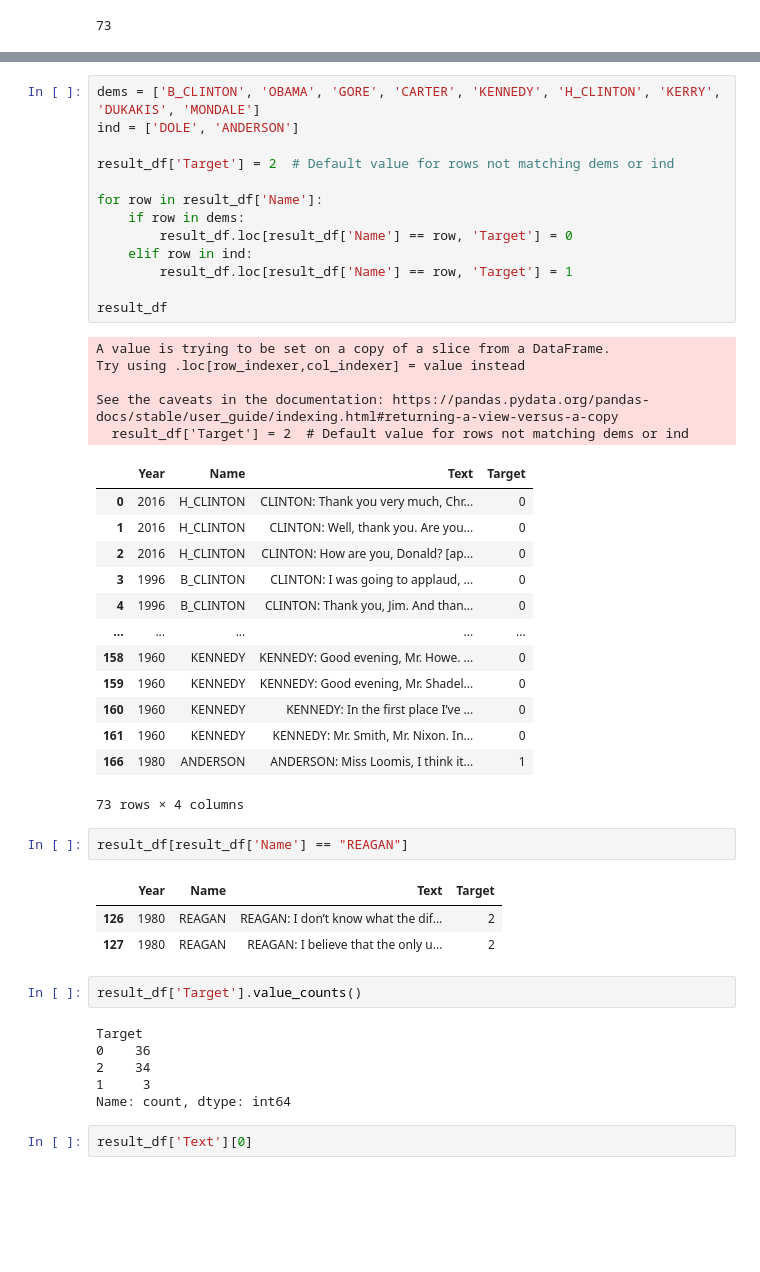
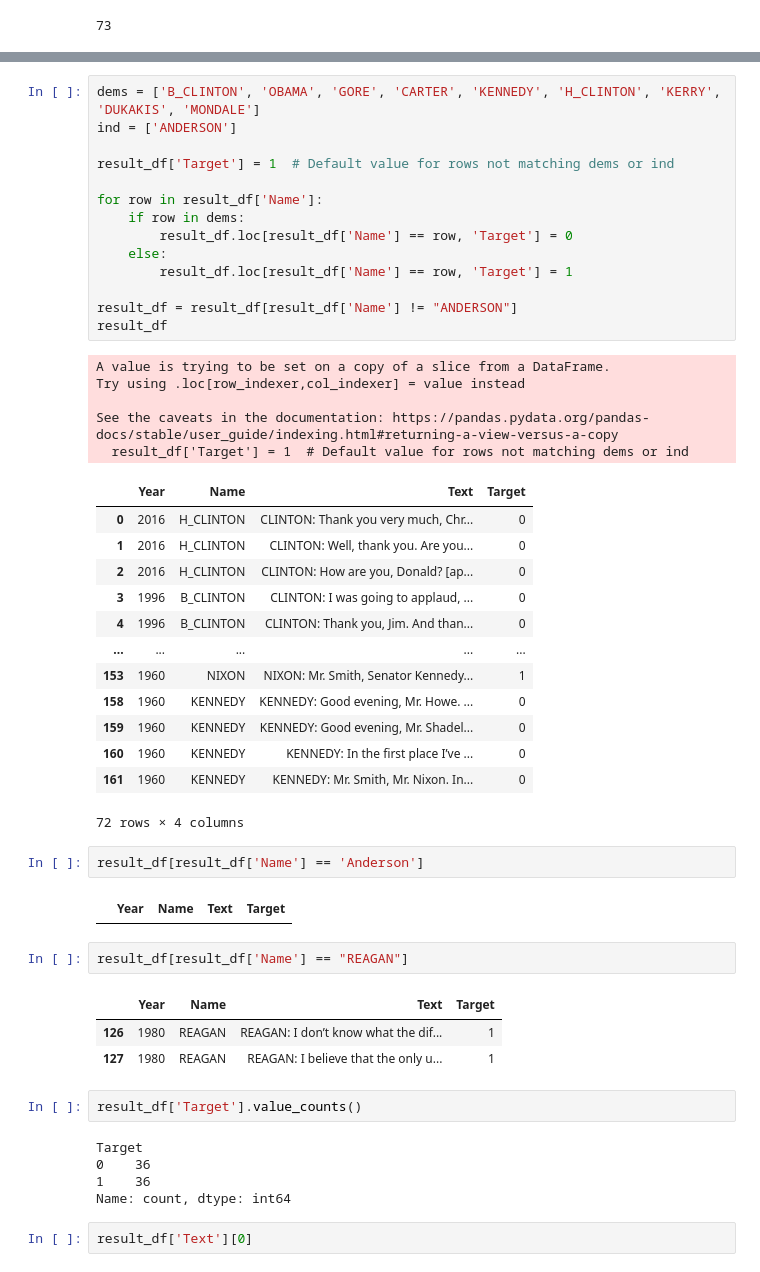
Before and after one commit to natehiatt/presidency_project, a Jupyter notebook: notebooks/shelley_scratch.ipynb, the cells around one changed output, grey strips where cells are left out. Cells and saved outputs as stored; diff of their text form; blank space fills up the shorter version.

```diff
--- a/notebooks/shelley_scratch.ipynb
+++ b/notebooks/shelley_scratch.ipynb
@@ -399,49 +399,53 @@ ANDERSON     1
 Name: count, dtype: int64
 # %%
 dems = ['B_CLINTON', 'OBAMA', 'GORE', 'CARTER', 'KENNEDY', 'H_CLINTON', 'KERRY', 'DUKAKIS', 'MONDALE']
-ind = ['DOLE', 'ANDERSON']
+ind = ['ANDERSON']
 
-result_df['Target'] = 2  # Default value for rows not matching dems or ind
+result_df['Target'] = 1  # Default value for rows not matching dems or ind
 
 for row in result_df['Name']:
     if row in dems:
         result_df.loc[result_df['Name'] == row, 'Target'] = 0
-    elif row in ind:
+    else:
         result_df.loc[result_df['Name'] == row, 'Target'] = 1
 
+result_df = result_df[result_df['Name'] != "ANDERSON"]
 result_df
 # %% [output]
 A value is trying to be set on a copy of a slice from a DataFrame.
 Try using .loc[row_indexer,col_indexer] = value instead
 
 See the caveats in the documentation: https://pandas.pydata.org/pandas-docs/stable/user_guide/indexing.html#returning-a-view-versus-a-copy
-  result_df['Target'] = 2  # Default value for rows not matching dems or ind
+  result_df['Target'] = 1  # Default value for rows not matching dems or ind
 |  | Year | Name | Text | Target |
 | 0 | 2016 | H_CLINTON | CLINTON: Thank you very much, Chr... | 0 |
 | 1 | 2016 | H_CLINTON | CLINTON: Well, thank you. Are you... | 0 |
 | 2 | 2016 | H_CLINTON | CLINTON: How are you, Donald? [ap... | 0 |
 | 3 | 1996 | B_CLINTON | CLINTON: I was going to applaud, ... | 0 |
 | 4 | 1996 | B_CLINTON | CLINTON: Thank you, Jim. And than... | 0 |
 | ... | ... | ... | ... | ... |
+| 153 | 1960 | NIXON | NIXON: Mr. Smith, Senator Kennedy... | 1 |
 | 158 | 1960 | KENNEDY | KENNEDY: Good evening, Mr. Howe. ... | 0 |
 | 159 | 1960 | KENNEDY | KENNEDY: Good evening, Mr. Shadel... | 0 |
 | 160 | 1960 | KENNEDY | KENNEDY: In the first place I’ve ... | 0 |
 | 161 | 1960 | KENNEDY | KENNEDY: Mr. Smith, Mr. Nixon. In... | 0 |
-| 166 | 1980 | ANDERSON | ANDERSON: Miss Loomis, I think it... | 1 |
-73 rows × 4 columns
+72 rows × 4 columns
+# %%
+result_df[result_df['Name'] == 'Anderson']
+# %% [output]
+|  | Year | Name | Text | Target |
 # %%
 result_df[result_df['Name'] == "REAGAN"]
 # %% [output]
 |  | Year | Name | Text | Target |
-| 126 | 1980 | REAGAN | REAGAN: I don’t know what the dif... | 2 |
-| 127 | 1980 | REAGAN | REAGAN: I believe that the only u... | 2 |
+| 126 | 1980 | REAGAN | REAGAN: I don’t know what the dif... | 1 |
+| 127 | 1980 | REAGAN | REAGAN: I believe that the only u... | 1 |
 # %%
 result_df['Target'].value_counts()
 # %% [output]
 Target
 0    36
-2    34
-1     3
+1    36
 Name: count, dtype: int64
 # %%
 result_df['Text'][0]
```
Also changed, not shown: parts of 32 cells of this notebook, 3 other files.
